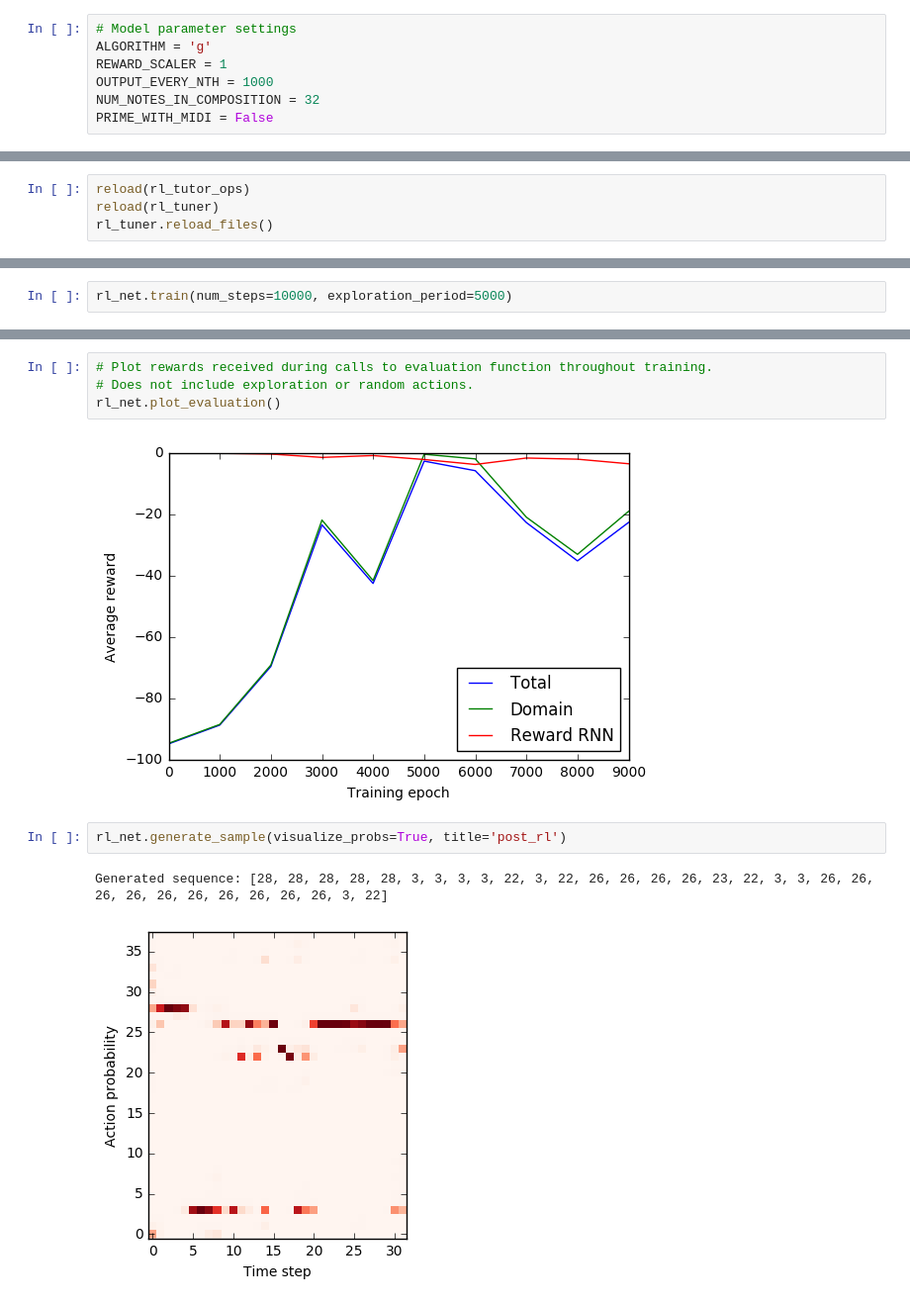
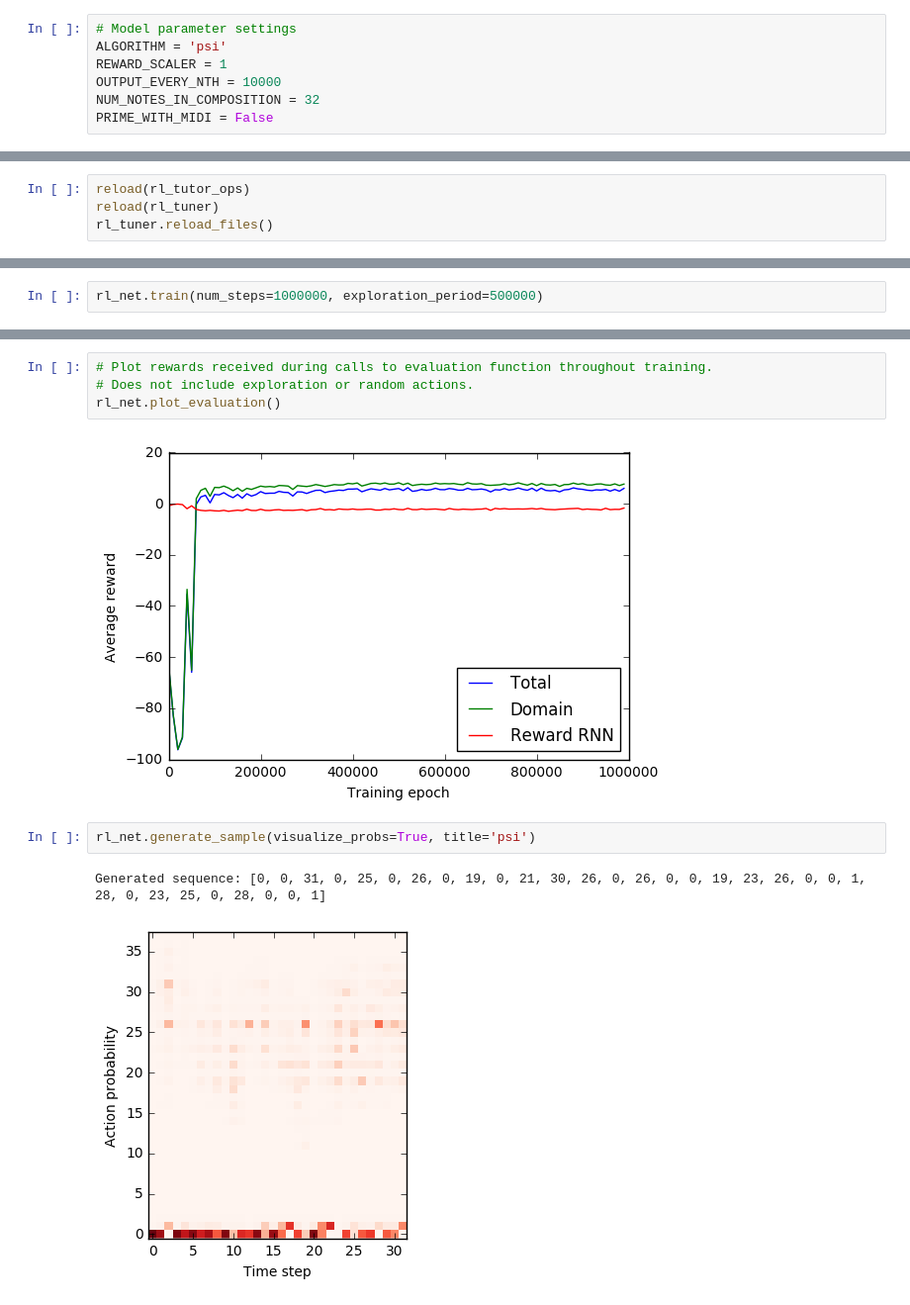
Before and after one commit to 5813gg/magenta, a Jupyter notebook: magenta/models/rl_tutor/rl_tuner.ipynb, the cells around one changed output, grey strips where cells are left out. Shown at 99% size. Saved outputs shown, nothing was run; the diff lists cells and outputs as text.

```diff
--- a/magenta/models/rl_tutor/rl_tuner.ipynb
+++ b/magenta/models/rl_tutor/rl_tuner.ipynb
@@ -17,9 +17,9 @@ SAVE_PATH = "/home/natasha/Dropbox (MIT)/Google/RL-RNN-Project/rl-rnn-output/"
 NOTE_RNN_PATH = RL_CODE_PATH + '/note_rnn.ckpt'
 # %%
 # Model parameter settings
-ALGORITHM = 'g'
+ALGORITHM = 'psi'
 REWARD_SCALER = 1
-OUTPUT_EVERY_NTH = 1000
+OUTPUT_EVERY_NTH = 10000
 NUM_NOTES_IN_COMPOSITION = 32
 PRIME_WITH_MIDI = False
 # %%
@@ -65,5 +63,5 @@ Generated sequence: [0, 0, 0, 0, 0, 0, 0, 0, 0, 0, 0, 0, 0, 0, 0, 0, 0, 0, 0, 0,
 # %%
-rl_net.train(num_steps=10000, exploration_period=5000)
+rl_net.train(num_steps=1000000, exploration_period=500000)
 # %% [output]
 Evaluating initial model...
 Evaluating model...
@@ -92,11 +90,11 @@ rl_net.plot_rewards()
 # Does not include exploration or random actions.
 rl_net.plot_evaluation()
 # %% [output]
-[figure, old version]
+[figure, new version]
 # %%
-rl_net.generate_sample(visualize_probs=True, title='post_rl')
+rl_net.generate_sample(visualize_probs=True, title='psi')
 # %% [output]
-Generated sequence: [28, 28, 28, 28, 28, 3, 3, 3, 3, 22, 3, 22, 26, 26, 26, 26, 23, 22, 3, 3, 26, 26, 26, 26, 26, 26, 26, 26, 26, 26, 3, 22]
+Generated sequence: [0, 0, 31, 0, 25, 0, 26, 0, 19, 0, 21, 30, 26, 0, 26, 0, 0, 19, 23, 26, 0, 0, 1, 28, 0, 23, 25, 0, 28, 0, 0, 1]
-[figure, old version]
+[figure, new version]
 # %%
 # If you're happy with the model, save a version!
```
Also changed, not shown: parts of 6 cells of this notebook.
